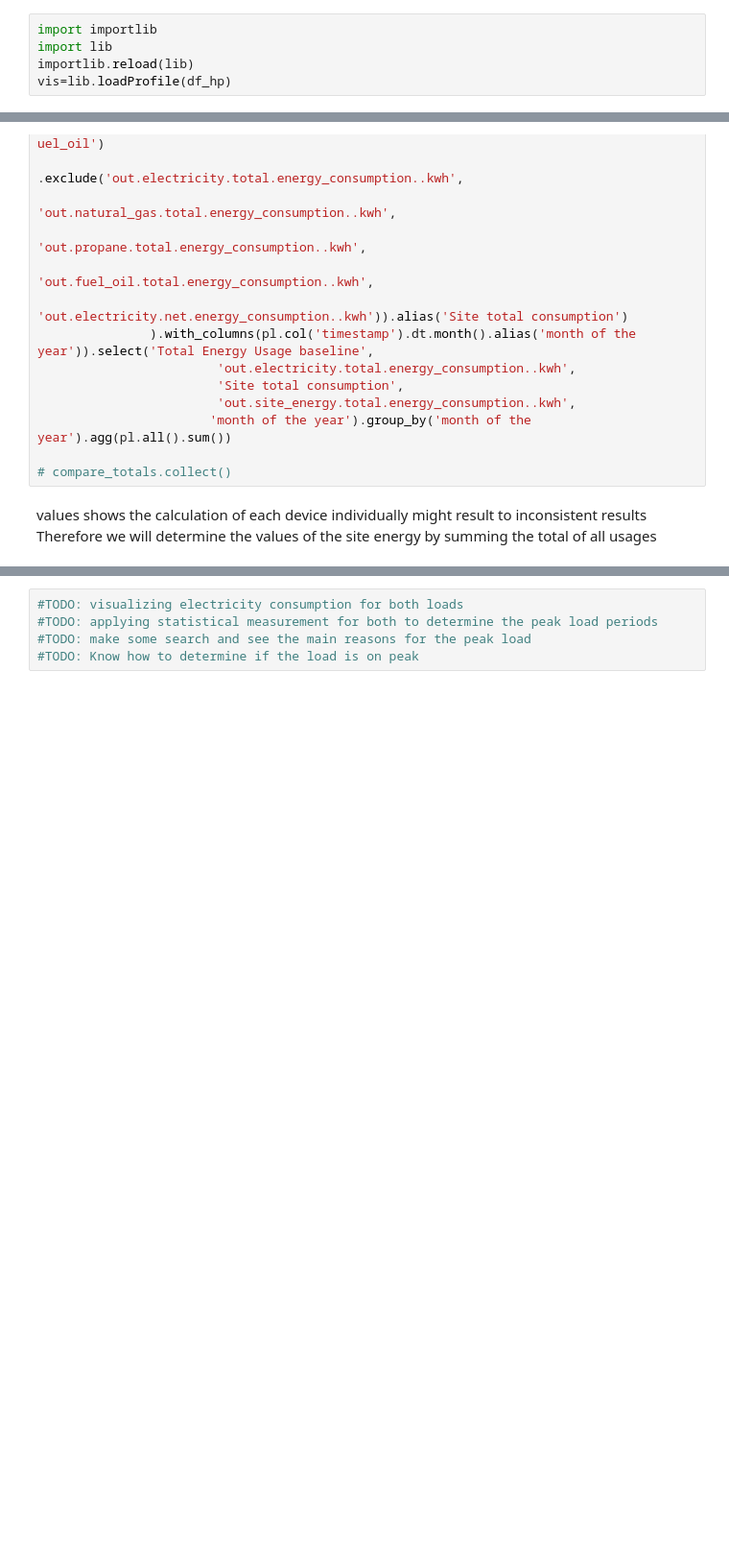
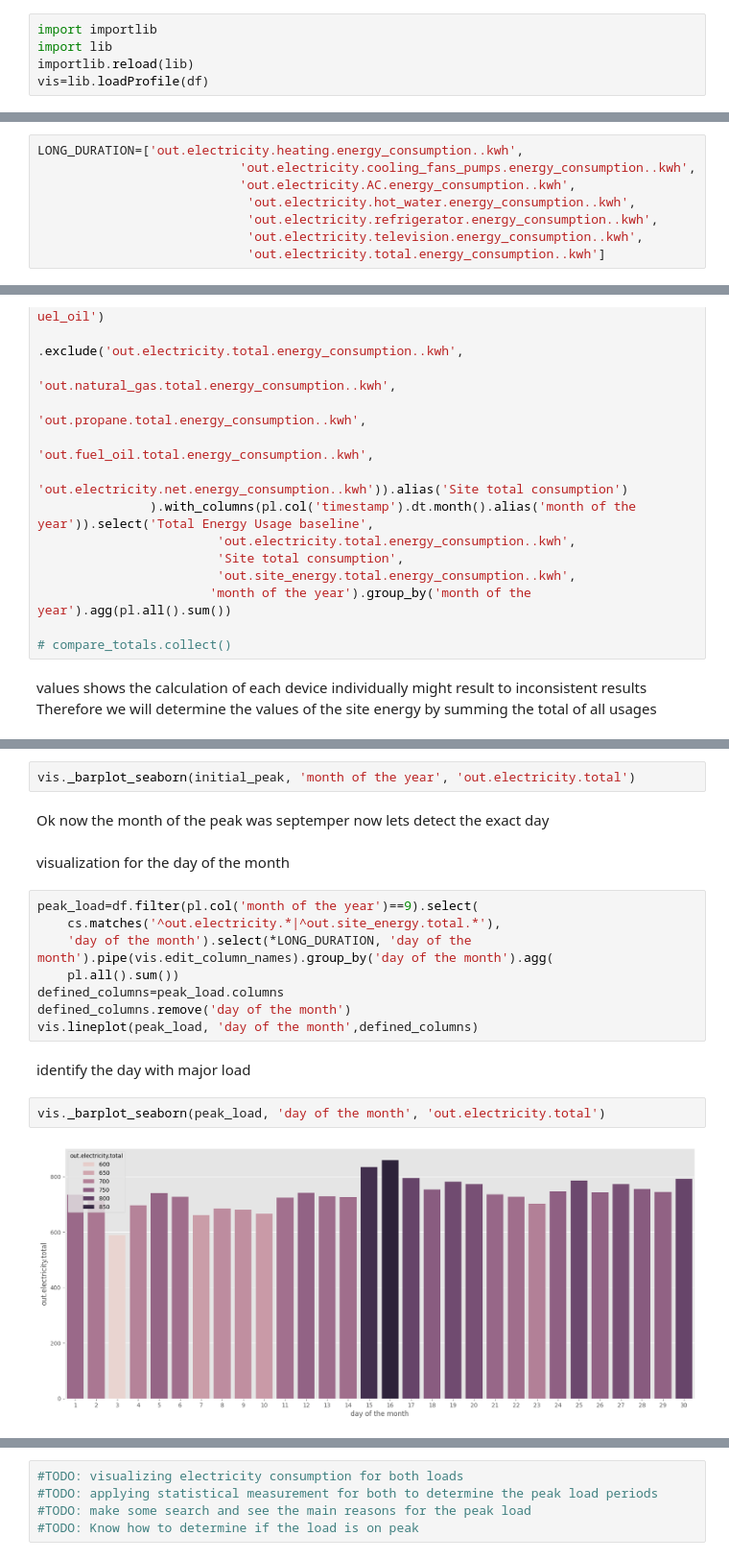
Before and after one commit to 1nuc/load-profile-decomposition, a Jupyter notebook: src/Customer_analysis/run.ipynb, the cells around one changed output, grey strips where cells are left out. Shown: that part at 96% size. Drawn from its saved outputs; the diff is of its cells as text; blank space fills up the shorter version.

Commit message:
Update peak plots

```diff
--- a/src/Customer_analysis/run.ipynb
+++ b/src/Customer_analysis/run.ipynb
@@ -72,7 +66,7 @@ df=data.with_columns(
 import importlib
 import lib
 importlib.reload(lib)
-vis=lib.loadProfile(df_hp)
+vis=lib.loadProfile(df)
 # %% [markdown]
 * Checking missing values
 # %%
@@ -105,6 +99,14 @@ df.head(10)
 ## Visualization of the long duration appliances usage
 # %% [markdown]
 Long duration appliances are water heaters, refrigerators, Gas Stove
+# %%
+LONG_DURATION=['out.electricity.heating.energy_consumption..kwh',
+                           'out.electricity.cooling_fans_pumps.energy_consumption..kwh',
+                           'out.electricity.AC.energy_consumption..kwh',
+                            'out.electricity.hot_water.energy_consumption..kwh',
+                            'out.electricity.refrigerator.energy_consumption..kwh',
+                            'out.electricity.television.energy_consumption..kwh',
+                            'out.electricity.total.energy_consumption..kwh']
 # %% [markdown]
 ## First Hypothesis
 # %% [markdown]
@@ -325,0 +290,20 @@ this
+# %%
+vis._barplot_seaborn(initial_peak, 'month of the year', 'out.electricity.total')
+# %% [markdown]
+Ok now the month of the peak was septemper now lets detect the exact day
+# %% [markdown]
+visualization for the day of the month
+# %%
+peak_load=df.filter(pl.col('month of the year')==9).select(
+    cs.matches('^out.electricity.*|^out.site_energy.total.*'),
+    'day of the month').select(*LONG_DURATION, 'day of the month').pipe(vis.edit_column_names).group_by('day of the month').agg(
+    pl.all().sum())
+defined_columns=peak_load.columns
+defined_columns.remove('day of the month')
+vis.lineplot(peak_load, 'day of the month',defined_columns)
+# %% [markdown]
+identify the day with major load
+# %%
+vis._barplot_seaborn(peak_load, 'day of the month', 'out.electricity.total')
+# %% [output]
+[figure, added]
```
Also changed, not shown: parts of 16 cells of this notebook, 1 other file.
